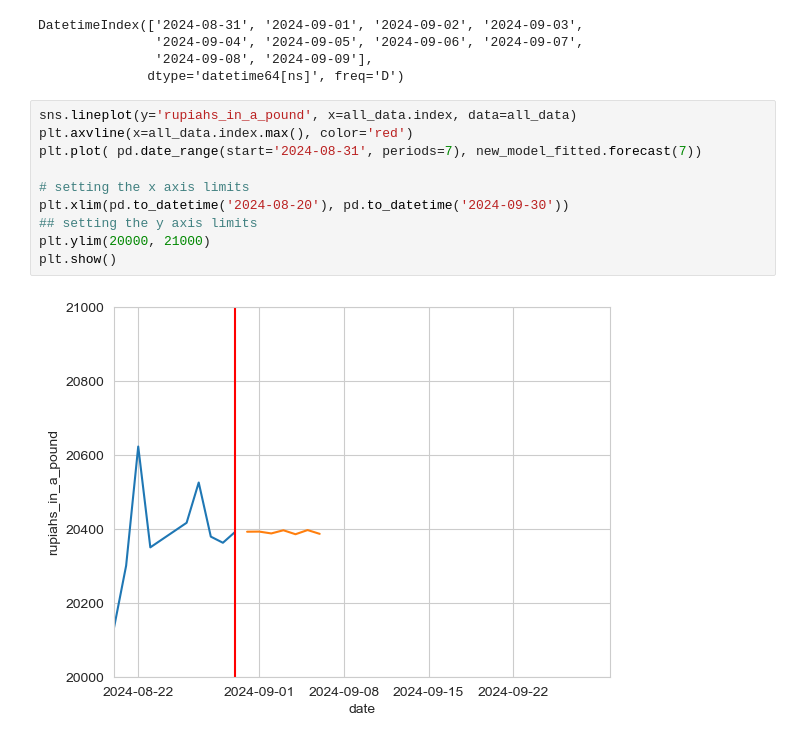
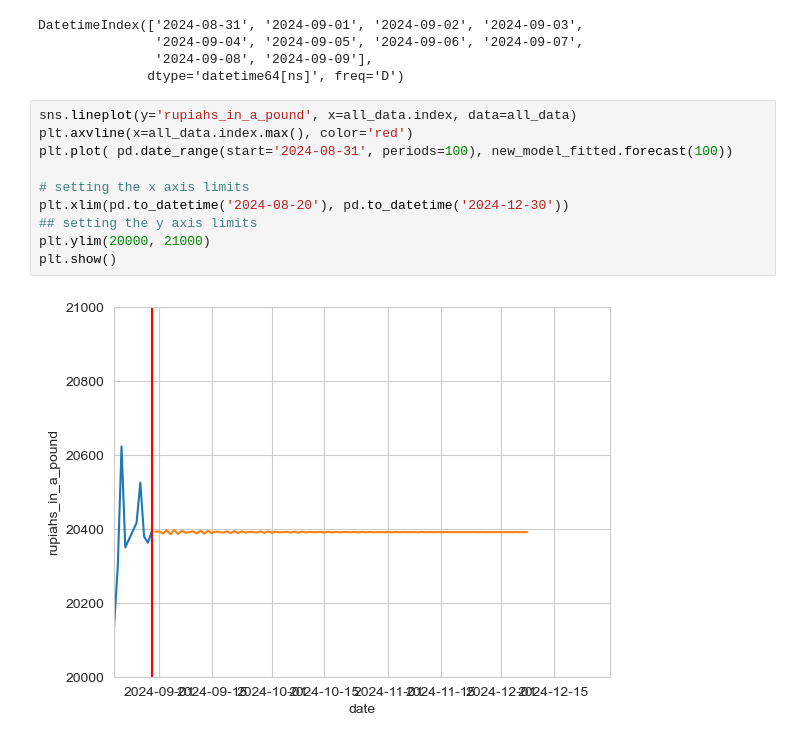
Before and after one commit to Thomas-Nguyen12/GBP_Rupiah_Exchange, a Jupyter notebook: english_indonesian_exchange.ipynb, the cells around one changed output. Drawn from its saved outputs; the diff is of its cells as text.

```diff
--- a/english_indonesian_exchange.ipynb
+++ b/english_indonesian_exchange.ipynb
@@ -1232,12 +1317,12 @@ DatetimeIndex(['2024-08-31', '2024-09-01', '2024-09-02', '2024-09-03',
 # %%
 sns.lineplot(y='rupiahs_in_a_pound', x=all_data.index, data=all_data)
 plt.axvline(x=all_data.index.max(), color='red')
-plt.plot( pd.date_range(start='2024-08-31', periods=7), new_model_fitted.forecast(7))
+plt.plot( pd.date_range(start='2024-08-31', periods=100), new_model_fitted.forecast(100))
 
 # setting the x axis limits
-plt.xlim(pd.to_datetime('2024-08-20'), pd.to_datetime('2024-09-30'))
+plt.xlim(pd.to_datetime('2024-08-20'), pd.to_datetime('2024-12-30'))
 ## setting the y axis limits
 plt.ylim(20000, 21000)
 plt.show()
 # %% [output]
-[figure, old version]
+[figure, new version]
```
Also changed, not shown: parts of 37 cells of this notebook, 7 other files.
